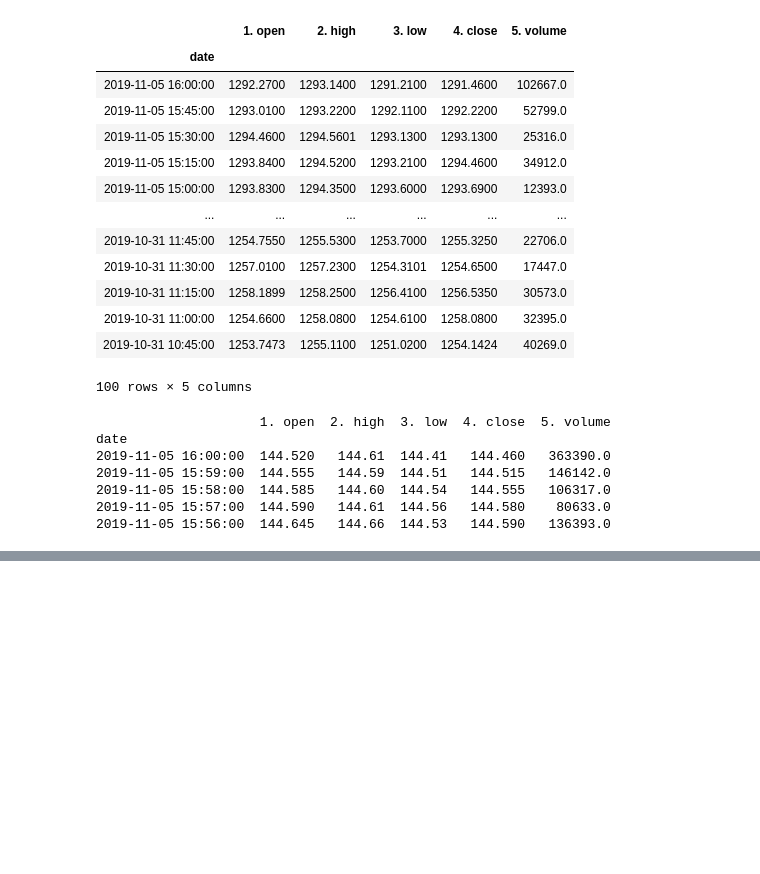
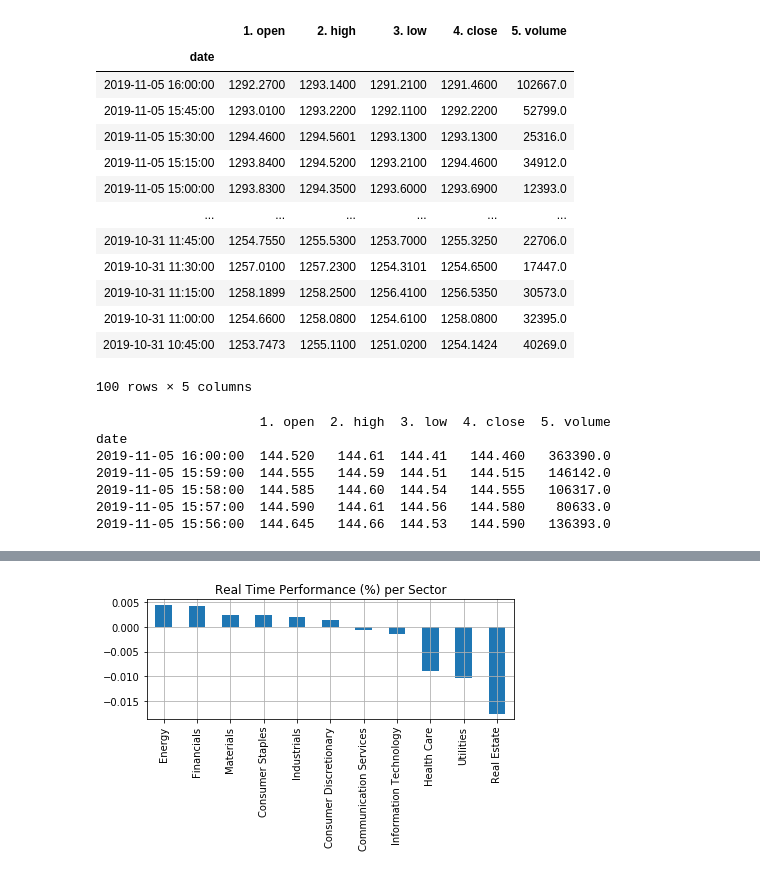
Before and after one commit to ggaoshen/su_cs230_dl, a Jupyter notebook: Project/data source explorer.ipynb, the cells around one changed output, grey strips where cells are left out. Saved outputs shown, nothing was run; the diff lists cells and outputs as text; code cells hidden in the pictures; blank space fills up the shorter version.

```diff
--- a/Project/data source explorer.ipynb
+++ b/Project/data source explorer.ipynb
@@ -40,0 +54,13 @@ date
+# %%
+from alpha_vantage.sectorperformance import SectorPerformances
+import matplotlib.pyplot as plt
+
+sp = SectorPerformances(key='YOUR_API_KEY', output_format='pandas')
+data, meta_data = sp.get_sector()
+data['Rank A: Real-Time Performance'].plot(kind='bar')
+plt.title('Real Time Performance (%) per Sector')
+plt.tight_layout()
+plt.grid()
+plt.show()
+# %% [output]
+[figure, added]
```
Also changed, not shown: parts of 2 cells of this notebook, 4 other files.
